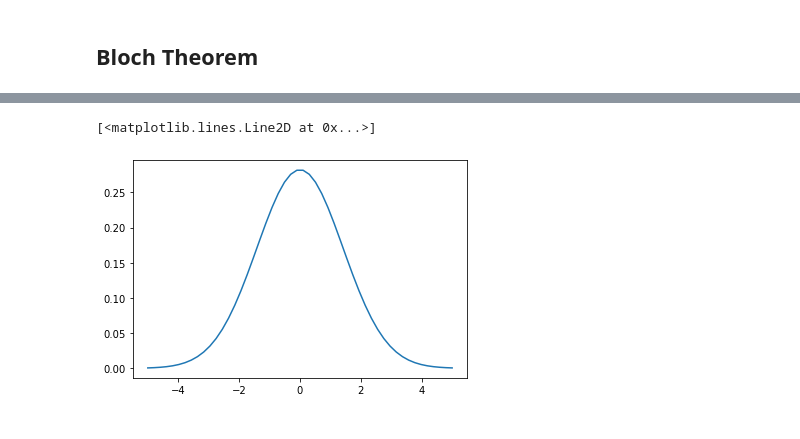
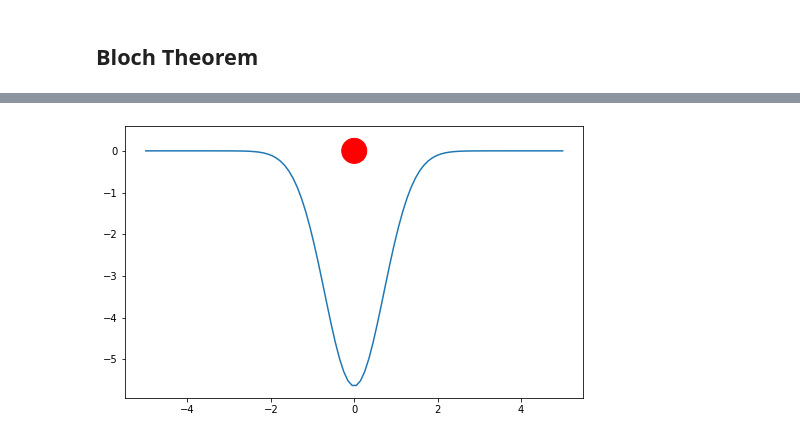
Before and after one commit to oyazyev/SoliDRIL, a Jupyter notebook: Bloch theorem.ipynb, the cells around one changed output, grey strips where cells are left out. Cells and saved outputs as stored; diff of their text form; code cells hidden in the pictures.

```diff
--- a/Bloch theorem.ipynb
+++ b/Bloch theorem.ipynb
@@ -17,12 +18,18 @@ from ipywidgets import interact
 Loading BokehJS ...
 [interactive output not drawn]
 # %%
-def delta(x,w):
-     return 1/(w*np.sqrt(np.pi))*np.exp(-x**2/w**2)
+def delta(x,w,A):
+     return A/(w*np.sqrt(np.pi))*np.exp(-x**2/w**2)
-# %%
-x = np.linspace(-5,5,50);
-potential = delta(x,2)
-plt.plot(x,potential)
-# %% [output]
-[<matplotlib.lines.Line2D at 0x...>]
-[figure, removed]
+# %%
+x = np.linspace(-5,5,100);
+w = 1;
+A = -10
+potential = delta(x,1,-10)
+fig0,ax0 = plt.figure(figsize = (10,5)),plt.gca()
+pot = plt.plot(x,potential)
+atom = plt.Circle((0,0),0.3,color = 'red')
+ax0.add_patch(atom);
+plt.axis('scaled');
+#plt.tight_layout()
+# %% [output]
+[figure, added]
```
Also changed, not shown: parts of 3 cells of this notebook, 1 other file.
